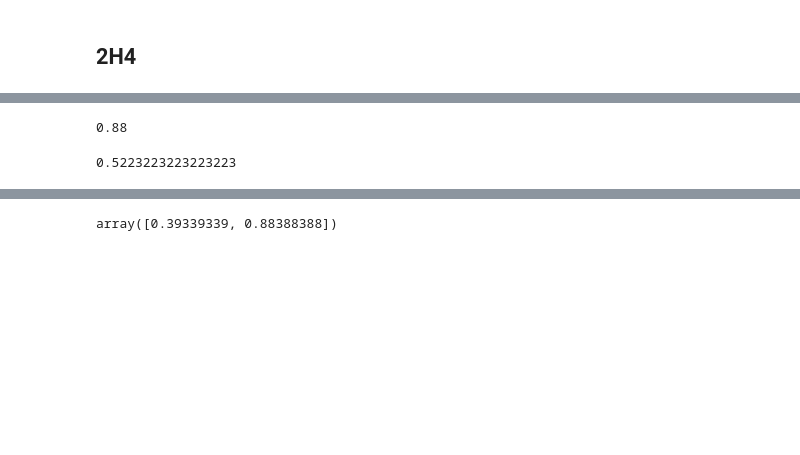
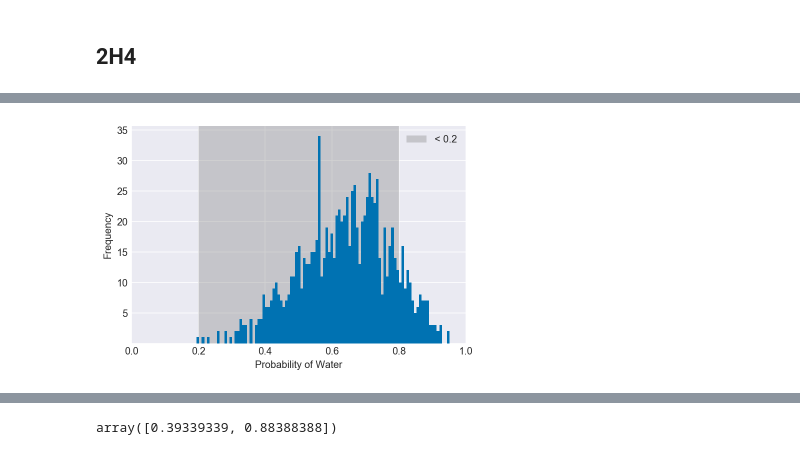
Before and after one commit to PhilipGriffith/RethinkingBayesCode, a Jupyter notebook: Notebooks/Chapter_2_3.ipynb, the cells around one changed output, grey strips where cells are left out. Drawn from its saved outputs; the diff is of its cells as text; code cells hidden in the pictures; blank space fills up the shorter version.

```diff
--- a/Notebooks/Chapter_2_3.ipynb
+++ b/Notebooks/Chapter_2_3.ipynb
@@ -214,8 +213,5 @@ np.mean(samples > 0.8)
 # %%
 np.mean((samples > 0.2) & (samples < 0.8))
+plot_interval(samples, left=0.2, right=0.8)
 # %% [output]
-0.88
+[figure, added]
-# %%
-np.percentile(samples, 20)
-# %% [output]
-0.5223223223223223
```
Also changed, not shown: parts of 15 cells of this notebook, 11 other files.
